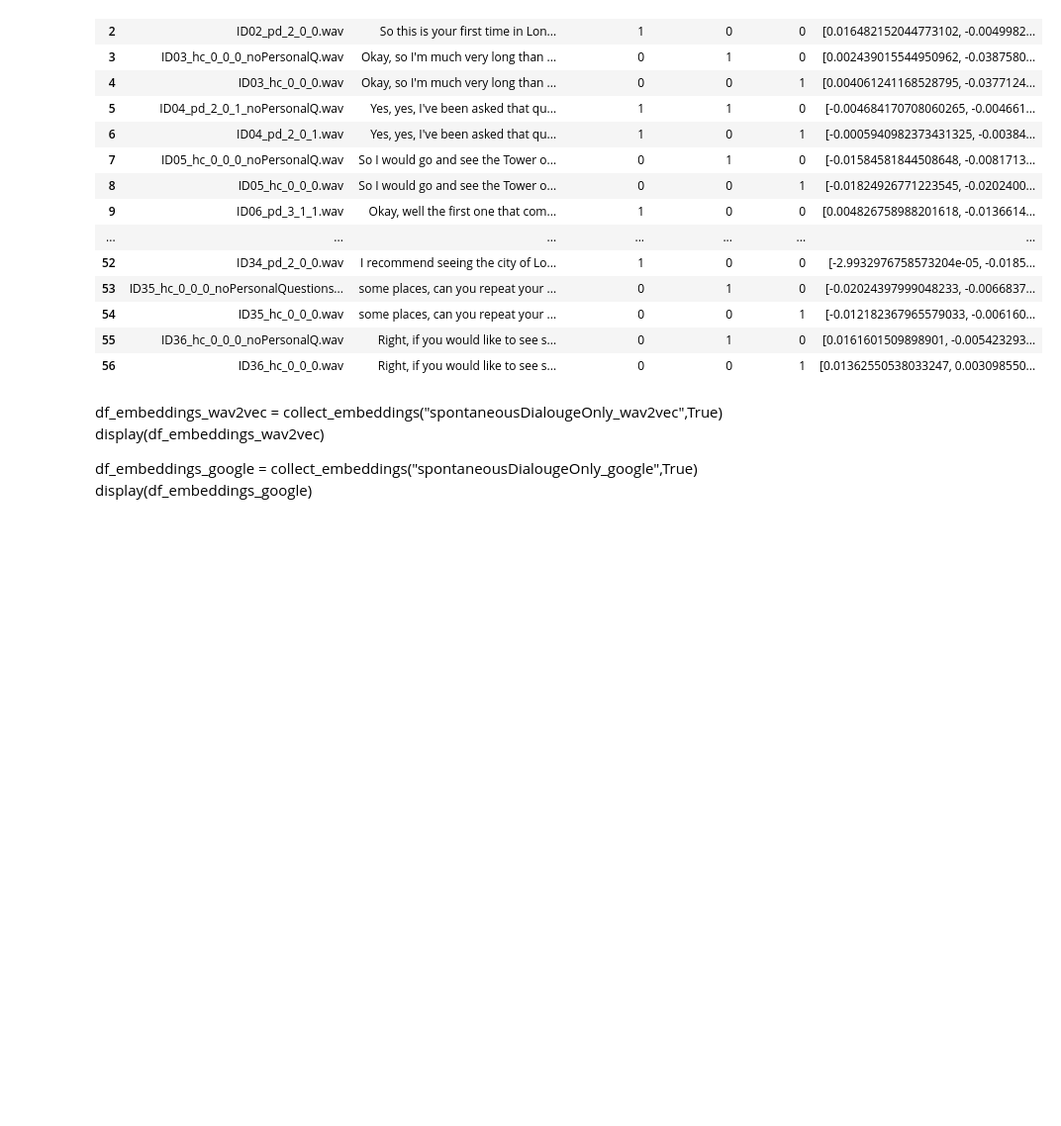
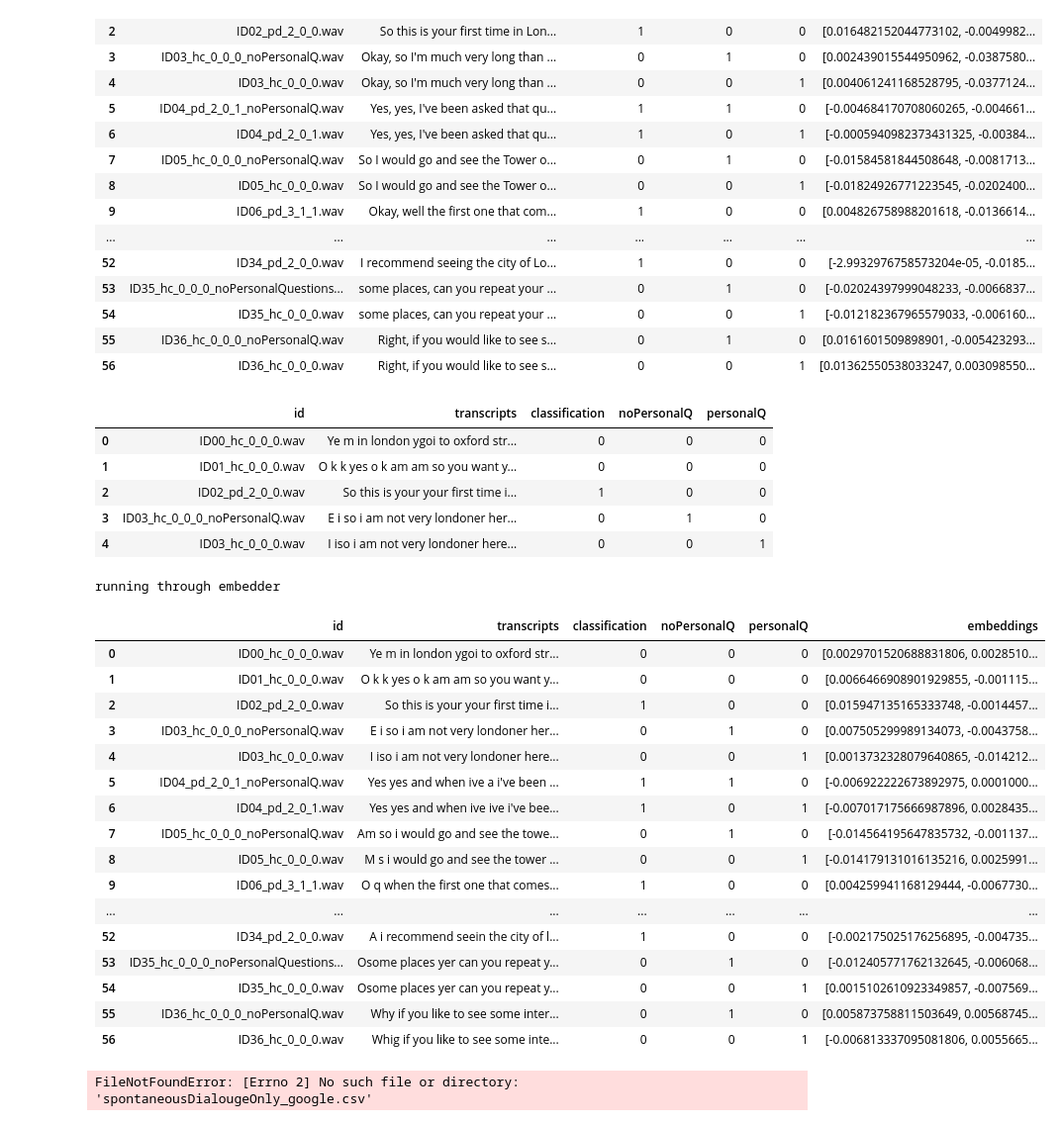
Before and after one commit to akam7044/thesis-2023-athena, a Jupyter notebook: GPT_emeddings.ipynb, the cells around one changed output. Shown: that part at 99% size. Cells and saved outputs as stored; diff of their text form; code cells hidden in the pictures; blank space fills up the shorter version.

Commit message:
gpt_embeddings

```diff
--- a/GPT_emeddings.ipynb
+++ b/GPT_emeddings.ipynb
@@ -103,9 +103,32 @@ runnign through embedder
 | 54 | ID35_hc_0_0_0.wav | some places, can you repeat your ... | 0 | 0 | 1 | [-0.012182367965579033, -0.006160... |
 | 55 | ID36_hc_0_0_0_noPersonalQ.wav | Right, if you would like to see s... | 0 | 1 | 0 | [0.0161601509898901, -0.005423293... |
 | 56 | ID36_hc_0_0_0.wav | Right, if you would like to see s... | 0 | 0 | 1 | [0.01362550538033247, 0.003098550... |
-# %% [markdown]
-df_embeddings_wav2vec = collect_embeddings("spontaneousDialougeOnly_wav2vec",True)
-display(df_embeddings_wav2vec)
-
-df_embeddings_google = collect_embeddings("spontaneousDialougeOnly_google",True)
-display(df_embeddings_google)
+# %%
+df_embeddings_wav2vec = collect_embeddings("spontaneousDialougeOnly_wav2vec",True)
+display(df_embeddings_wav2vec)
+# %% [output]
+|  | id | transcripts | classification | noPersonalQ | personalQ |
+| 0 | ID00_hc_0_0_0.wav | Ye m in london ygoi to oxford str... | 0 | 0 | 0 |
+| 1 | ID01_hc_0_0_0.wav | O k k yes o k am am so you want y... | 0 | 0 | 0 |
+| 2 | ID02_pd_2_0_0.wav | So this is your your first time i... | 1 | 0 | 0 |
+| 3 | ID03_hc_0_0_0_noPersonalQ.wav | E i so i am not very londoner her... | 0 | 1 | 0 |
+| 4 | ID03_hc_0_0_0.wav | I iso i am not very londoner here... | 0 | 0 | 1 |
+running through embedder
+|  | id | transcripts | classification | noPersonalQ | personalQ | embeddings |
+| 0 | ID00_hc_0_0_0.wav | Ye m in london ygoi to oxford str... | 0 | 0 | 0 | [0.0029701520688831806, 0.0028510... |
+| 1 | ID01_hc_0_0_0.wav | O k k yes o k am am so you want y... | 0 | 0 | 0 | [0.0066466908901929855, -0.001115... |
+| 2 | ID02_pd_2_0_0.wav | So this is your your first time i... | 1 | 0 | 0 | [0.015947135165333748, -0.0014457... |
+| 3 | ID03_hc_0_0_0_noPersonalQ.wav | E i so i am not very londoner her... | 0 | 1 | 0 | [0.007505299989134073, -0.0043758... |
+| 4 | ID03_hc_0_0_0.wav | I iso i am not very londoner here... | 0 | 0 | 1 | [0.0013732328079640865, -0.014212... |
+| 5 | ID04_pd_2_0_1_noPersonalQ.wav | Yes yes and when ive a i've been ... | 1 | 1 | 0 | [-0.006922222673892975, 0.0001000... |
+| 6 | ID04_pd_2_0_1.wav | Yes yes and when ive ive i've bee... | 1 | 0 | 1 | [-0.007017175666987896, 0.0028435... |
+| 7 | ID05_hc_0_0_0_noPersonalQ.wav | Am so i would go and see the towe... | 0 | 1 | 0 | [-0.014564195647835732, -0.001137... |
+| 8 | ID05_hc_0_0_0.wav | M s i would go and see the tower ... | 0 | 0 | 1 | [-0.014179131016135216, 0.0025991... |
+| 9 | ID06_pd_3_1_1.wav | O q when the first one that comes... | 1 | 0 | 0 | [0.004259941168129444, -0.0067730... |
+| ... | ... | ... | ... | ... | ... | ... |
+| 52 | ID34_pd_2_0_0.wav | A i recommend seein the city of l... | 1 | 0 | 0 | [-0.002175025176256895, -0.004735... |
+| 53 | ID35_hc_0_0_0_noPersonalQuestions... | Osome places yer can you repeat y... | 0 | 1 | 0 | [-0.012405771762132645, -0.006068... |
+| 54 | ID35_hc_0_0_0.wav | Osome places yer can you repeat y... | 0 | 0 | 1 | [0.0015102610923349857, -0.007569... |
+| 55 | ID36_hc_0_0_0_noPersonalQ.wav | Why if you like to see some inter... | 0 | 1 | 0 | [0.005873758811503649, 0.00568745... |
+| 56 | ID36_hc_0_0_0.wav | Whig if you like to see some inte... | 0 | 0 | 1 | [-0.006813337095081806, 0.0055665... |
+FileNotFoundError: [Errno 2] No such file or directory: 'spontaneousDialougeOnly_google.csv'
```
Also changed, not shown: parts of 1 cell of this notebook.
